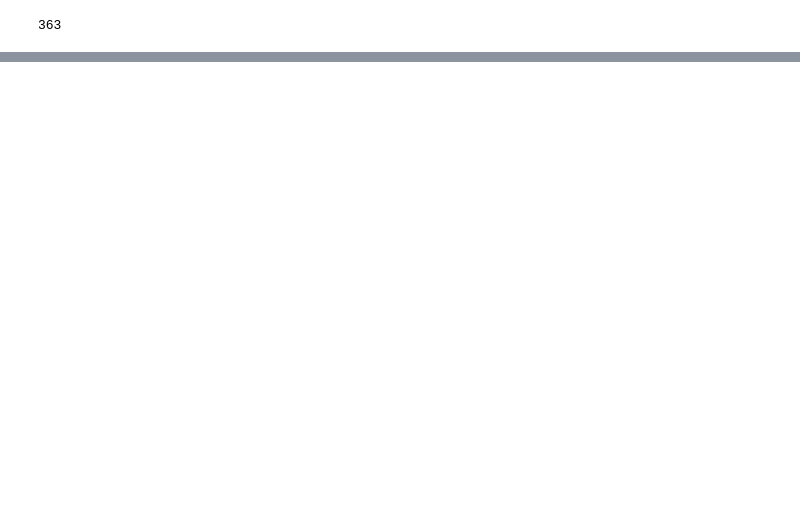
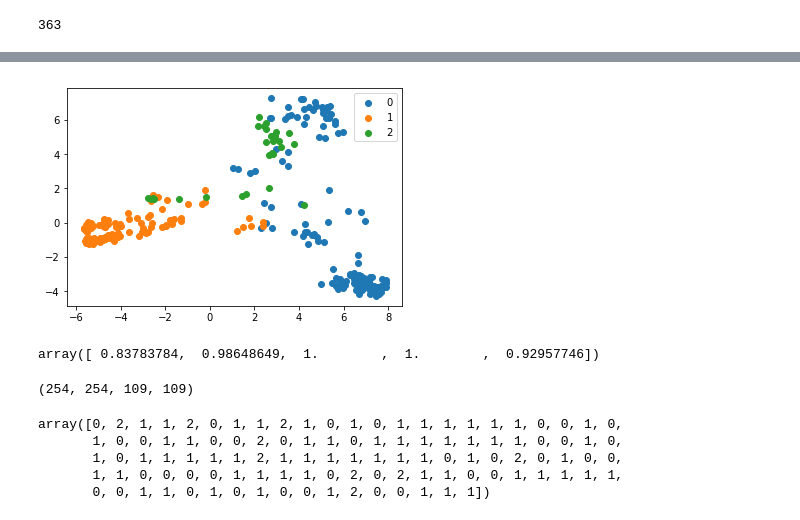
Before and after one commit to nakamoo/sumica, a Jupyter notebook: main_server/hai/notebooks/nakamoo/cnn.ipynb, the cells around one changed output, grey strips where cells are left out. Drawn from its saved outputs; the diff is of its cells as text; code cells hidden in the pictures; blank space fills up the shorter version.

```diff
--- a/main_server/hai/notebooks/nakamoo/cnn.ipynb
+++ b/main_server/hai/notebooks/nakamoo/cnn.ipynb
@@ -52,8 +90,12 @@ len(data)
 # %% [output]
 363
 # %%
-input_image = []
-for d in data:
-    input_image.append(Image.open(app.config['RAW_IMG_DIR'] + d[0]['filename']))
-for d in data:
-    input_image.append(Image.open(app.config['RAW_IMG_DIR'] + d[1]['filename']))
+X = list()
+for d0, d1 in data:
+    input_image = list()
+    input_image.append(Image.open(app.config['RAW_IMG_DIR'] + d0['filename']))
+    input_image.append(Image.open(app.config['RAW_IMG_DIR'] + d1['filename']))
+    features = nn.img2vec(input_image)
+    X.append(np.concatenate((features[0], features[1])))
+
+Y = labels
@@ -59,0 +120,22 @@ for d in data:
+# %%
+# PCAで2次元に次元削減
+pca = PCA(n_components=2)
+pca.fit(np.array(X))
+X_2d = pca.fit_transform(np.array(X))
+%matplotlib inline
+for yl in set(Y):
+    indices = [y == yl  for y in Y]
+    points = X_2d[indices]
+    plt.scatter(points[:, 0], points[:, 1], label=str(yl))
+
+plt.legend()
+plt.show()
+# %% [output]
+[figure, added]
+# %%
+from sklearn.linear_model import LogisticRegression
+from sklearn import cross_validation
+clf = LogisticRegression()
+cross_validation.cross_val_score(clf, X, Y, cv=5)
+# %% [output]
+array([ 0.83783784,  0.98648649,  1.        ,  1.        ,  0.92957746])
@@ -59,0 +169,12 @@ for d in data:
+# %%
+len(data_train), len(l_train), len(data_test), len(l_test)
+# %% [output]
+(254, 254, 109, 109)
+# %%
+np.array(l_test)
+# %% [output]
+array([0, 2, 1, 1, 2, 0, 1, 1, 2, 1, 0, 1, 0, 1, 1, 1, 1, 1, 1, 0, 0, 1, 0,
+       1, 0, 0, 1, 1, 0, 0, 2, 0, 1, 1, 0, 1, 1, 1, 1, 1, 1, 1, 0, 0, 1, 0,
+       1, 0, 1, 1, 1, 1, 1, 2, 1, 1, 1, 1, 1, 1, 1, 0, 1, 0, 2, 0, 1, 0, 0,
+       1, 1, 0, 0, 0, 0, 1, 1, 1, 1, 0, 2, 0, 2, 1, 1, 0, 0, 1, 1, 1, 1, 1,
+       0, 0, 1, 1, 0, 1, 0, 1, 0, 0, 1, 2, 0, 0, 1, 1, 1])
```
Also changed, not shown: parts of 14 cells of this notebook, 5 other files.
